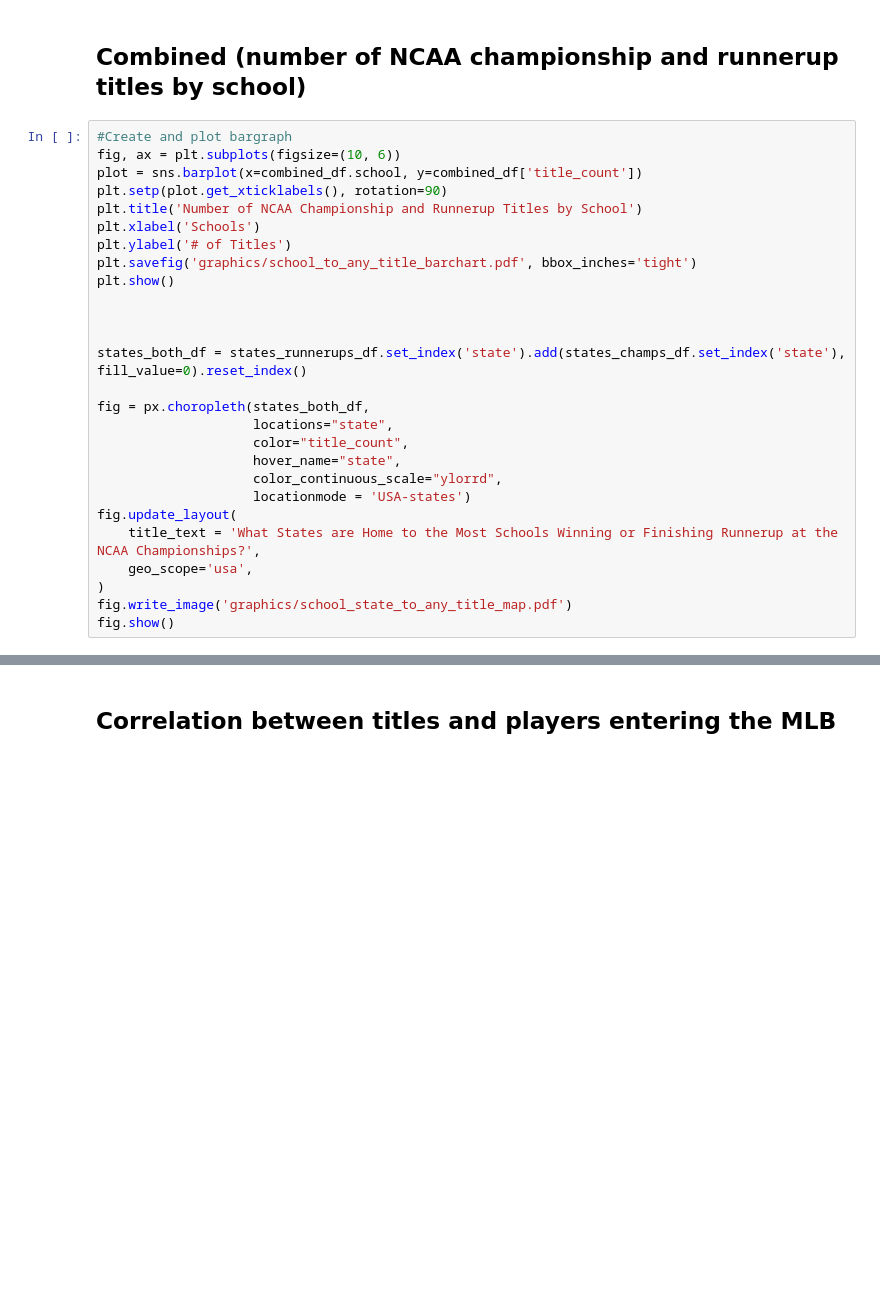
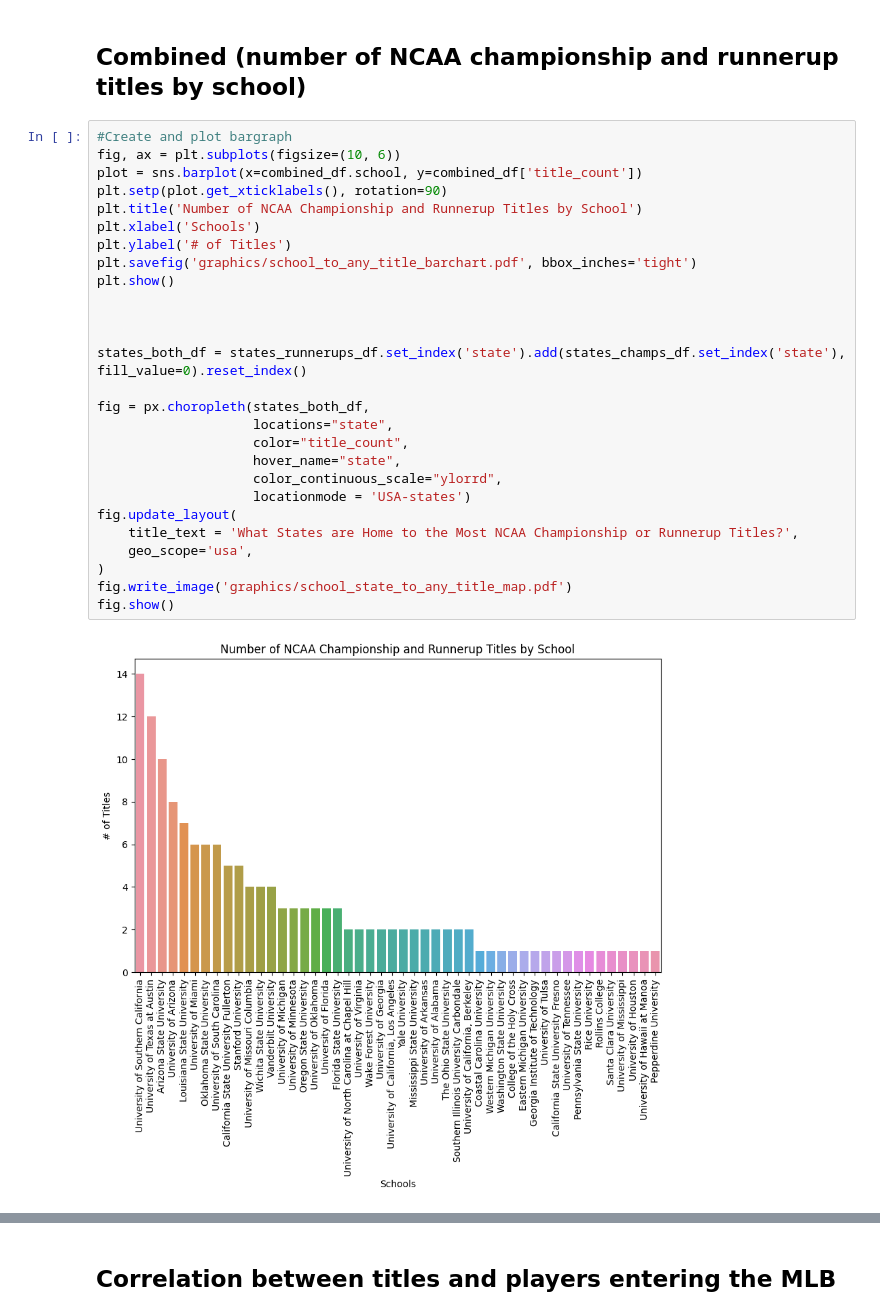
Before and after one commit to ReaganHoopes/cs5830_project1, a Jupyter notebook: project1.ipynb, the cells around one changed output, grey strips where cells are left out. Cells and saved outputs as stored; diff of their text form; blank space fills up the shorter version.

```diff
--- a/project1.ipynb
+++ b/project1.ipynb
@@ -294,27 +299,29 @@ fig.show()
 # %%
 #Create and plot bargraph
 fig, ax = plt.subplots(figsize=(10, 6))
 plot = sns.barplot(x=combined_df.school, y=combined_df['title_count'])
 plt.setp(plot.get_xticklabels(), rotation=90)
 plt.title('Number of NCAA Championship and Runnerup Titles by School')
 plt.xlabel('Schools')
 plt.ylabel('# of Titles')
 plt.savefig('graphics/school_to_any_title_barchart.pdf', bbox_inches='tight')
 plt.show()
 
 
 
 states_both_df = states_runnerups_df.set_index('state').add(states_champs_df.set_index('state'), fill_value=0).reset_index()
 
 fig = px.choropleth(states_both_df,
                     locations="state",
                     color="title_count",
                     hover_name="state",
                     color_continuous_scale="ylorrd",
                     locationmode = 'USA-states')
 fig.update_layout(
-    title_text = 'What States are Home to the Most Schools Winning or Finishing Runnerup at the NCAA Championships?',
+    title_text = 'What States are Home to the Most NCAA Championship or Runnerup Titles?',
     geo_scope='usa',
 )
 fig.write_image('graphics/school_state_to_any_title_map.pdf')
 fig.show()
+# %% [output]
+[figure, added]
```
Also changed, not shown: parts of 4 cells of this notebook, 9 other files.
